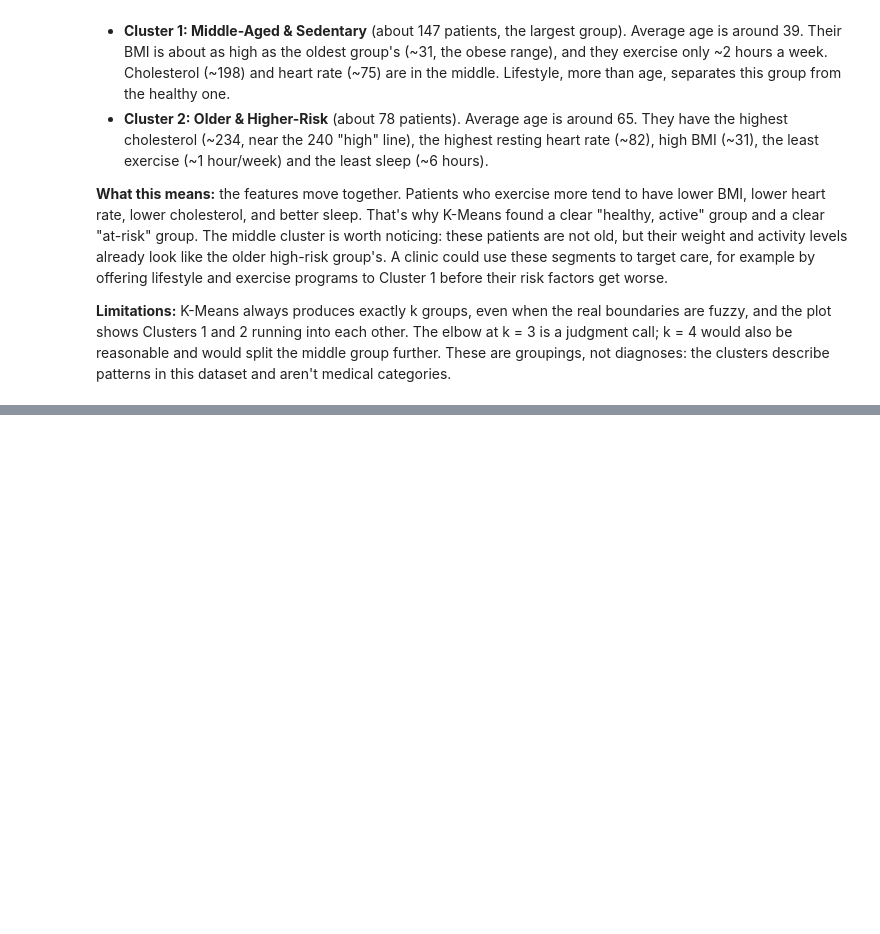
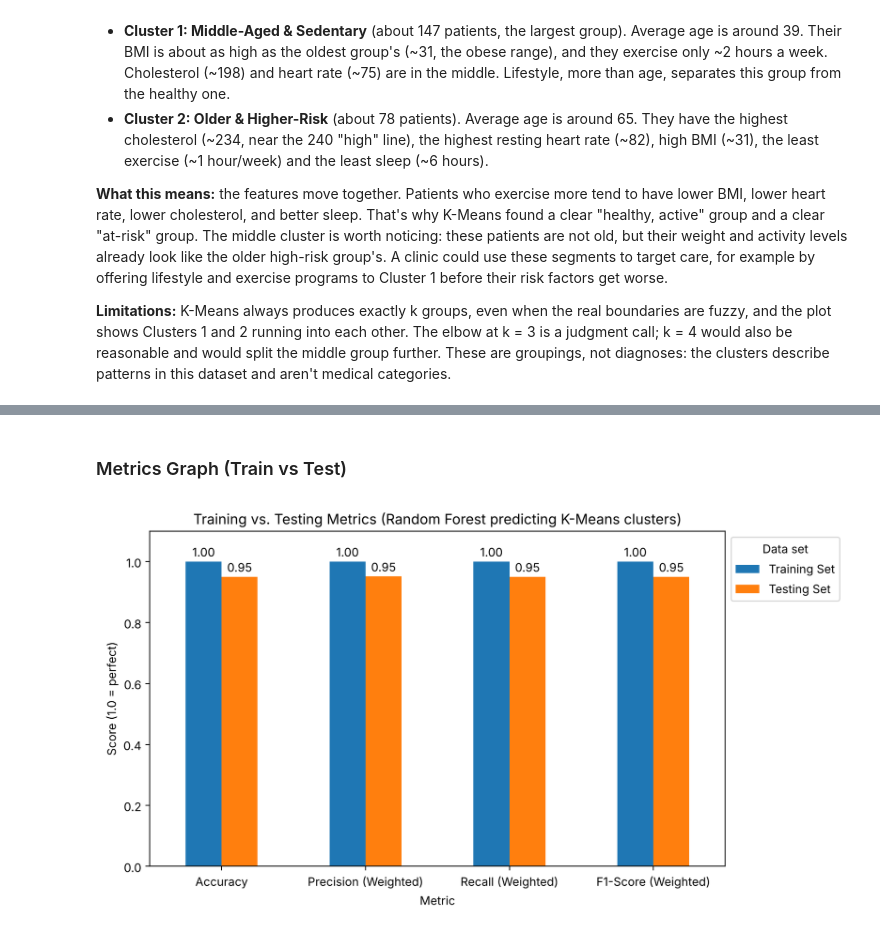
Before and after one commit to avisink/COSC_3327_Patient_Clustering, a Jupyter notebook: Data_Science_Clustering_Final_Project.ipynb, the cells around one changed output, grey strips where cells are left out. Saved outputs shown, nothing was run; the diff lists cells and outputs as text; code cells hidden in the pictures; blank space fills up the shorter version.

```diff
--- a/Data_Science_Clustering_Final_Project.ipynb
+++ b/Data_Science_Clustering_Final_Project.ipynb
@@ -269,0 +303,17 @@ K-Means split the 300 patients into three health segments:
+# %%
+# Calculate training metrics
+train_acc = accuracy_score(y_train, y_train_pred)
+train_prec, train_rec, train_f1, _ = precision_recall_fscore_support(y_train, y_train_pred, average='weighted')
+
+# Calculate testing metrics
+test_acc = accuracy_score(y_test, y_test_pred)
+test_prec, test_rec, test_f1, _ = precision_recall_fscore_support(y_test, y_test_pred, average='weighted')
+
+# Create a neat summary DataFrame
+metrics_df = pd.DataFrame({
+    "Metric": ["Accuracy", "Precision (Weighted)", "Recall (Weighted)", "F1-Score (Weighted)"],
+    "Training Set": [train_acc, train_prec, train_rec, train_f1],
+    "Testing Set": [test_acc, test_prec, test_rec, test_f1]
+})
+
+display(metrics_df.round(4))
@@ -269,0 +326,16 @@ K-Means split the 300 patients into three health segments:
+# %% [markdown]
+### Metrics Graph (Train vs Test)
+# %%
+# Graph: training vs. testing scores side by side
+plot_df = metrics_df.set_index("Metric")
+ax = plot_df.plot(kind="bar", figsize=(9, 5), color=["tab:blue", "tab:orange"], rot=0)
+for container in ax.containers:
+    ax.bar_label(container, fmt="%.2f", padding=2)
+plt.ylim(0, 1.1)
+plt.title("Training vs. Testing Metrics (Random Forest predicting K-Means clusters)")
+plt.ylabel("Score (1.0 = perfect)")
+plt.legend(title="Data set", loc="upper left", bbox_to_anchor=(1, 1))
+plt.tight_layout()
+plt.show()
+# %% [output]
+[figure, added]
```
Also changed, not shown: parts of 12 cells of this notebook.
